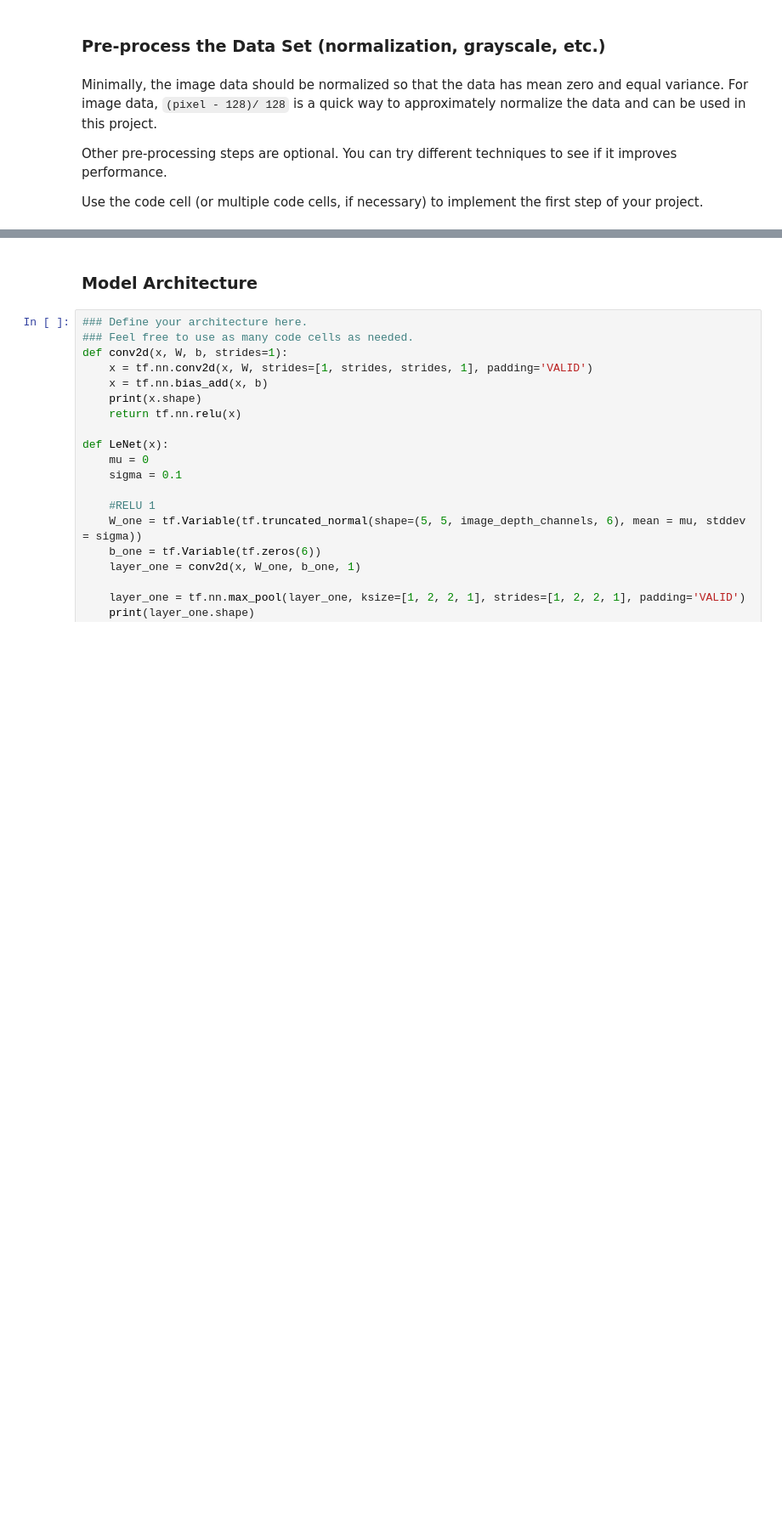
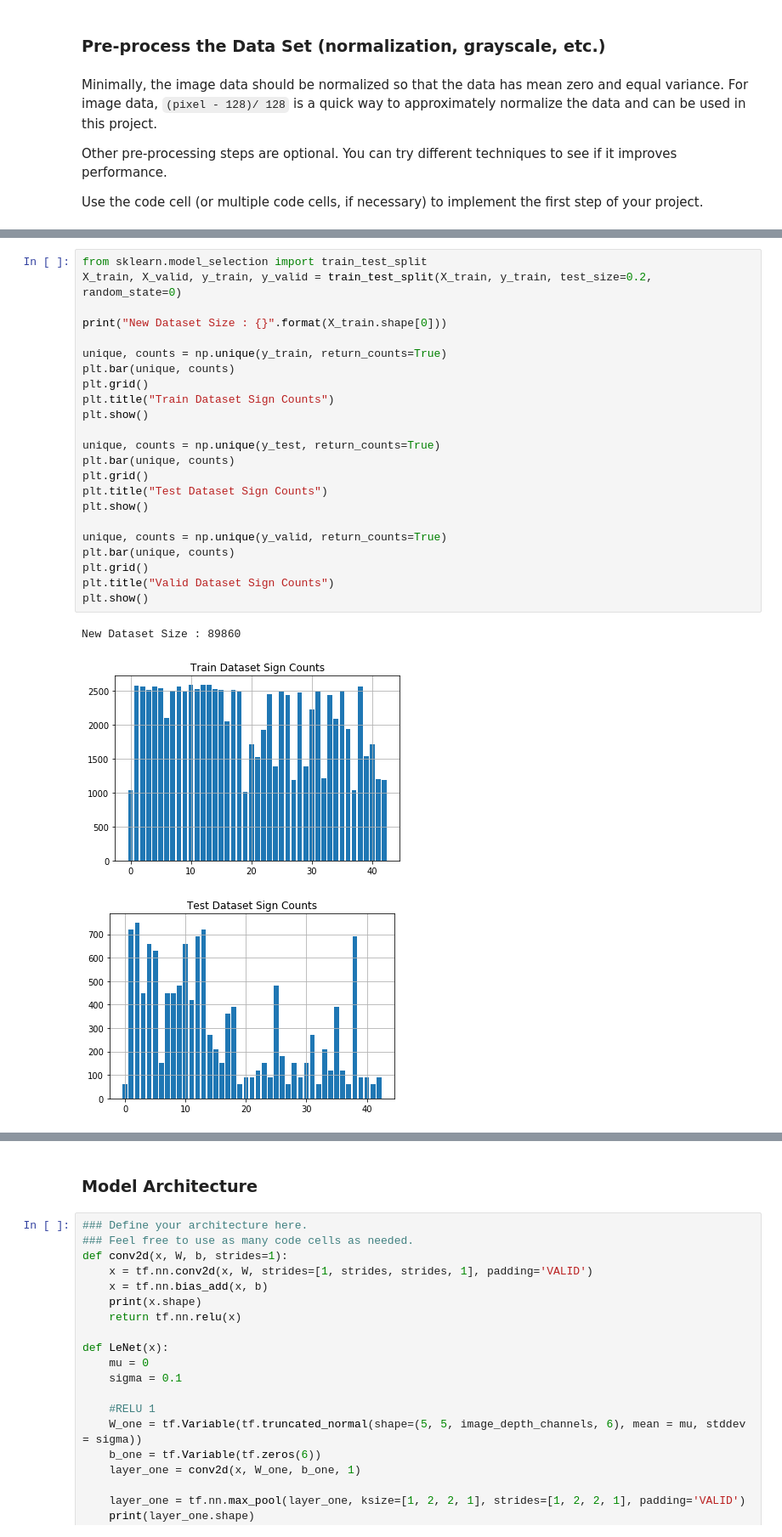
Before and after one commit to ednaldogoncalves/CarND-TrafficSignClassifier-P3, a Jupyter notebook: Traffic_Sign_Classifier.ipynb, the cells around one changed output, grey strips where cells are left out. Shown at 85% size. Cells and saved outputs as stored; diff of their text form; blank space fills up the shorter version.

```diff
--- a/Traffic_Sign_Classifier.ipynb
+++ b/Traffic_Sign_Classifier.ipynb
@@ -222,0 +301,27 @@ plot_figures(figures, 4, 2, labels)
+# %%
+from sklearn.model_selection import train_test_split
+X_train, X_valid, y_train, y_valid = train_test_split(X_train, y_train, test_size=0.2, random_state=0)
+
+print("New Dataset Size : {}".format(X_train.shape[0]))
+
+unique, counts = np.unique(y_train, return_counts=True)
+plt.bar(unique, counts)
+plt.grid()
+plt.title("Train Dataset Sign Counts")
+plt.show()
+
+unique, counts = np.unique(y_test, return_counts=True)
+plt.bar(unique, counts)
+plt.grid()
+plt.title("Test Dataset Sign Counts")
+plt.show()
+
+unique, counts = np.unique(y_valid, return_counts=True)
+plt.bar(unique, counts)
+plt.grid()
+plt.title("Valid Dataset Sign Counts")
+plt.show()
+# %% [output]
+New Dataset Size : 89860
+[figure, added]
+[figure, added]
```
Also changed, not shown: parts of 16 cells of this notebook, 3 other files.
